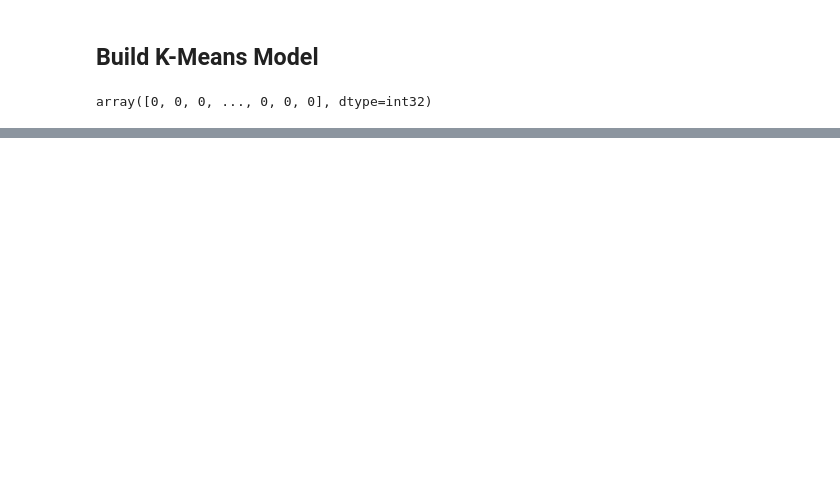
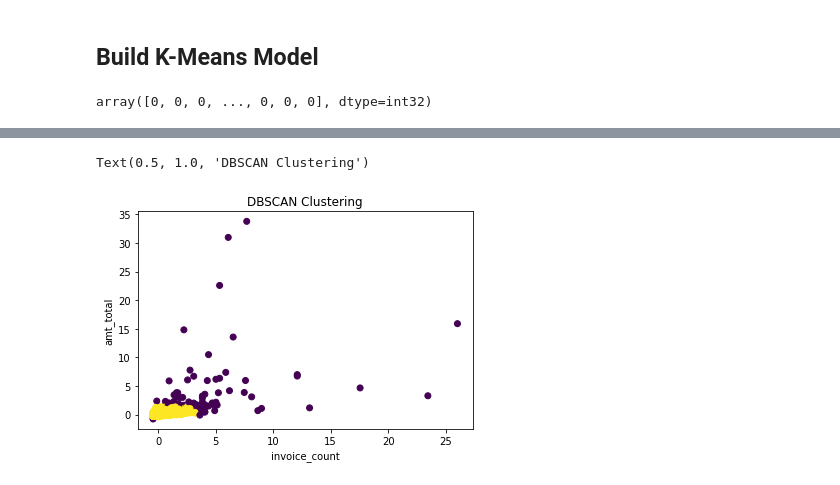
Before and after one commit to ethanpnguyen/ds4e, a Jupyter notebook: notebooks/task6.ipynb, the cells around one changed output, grey strips where cells are left out. Cells and saved outputs as stored; diff of their text form; code cells hidden in the pictures; blank space fills up the shorter version.

```diff
--- a/notebooks/task6.ipynb
+++ b/notebooks/task6.ipynb
@@ -111,0 +199,12 @@ k: 6    sil_score: 0.7771160904582106
+# %%
+# Scatterplot with hierarchical cluster
+
+import matplotlib.pyplot as plt
+
+plt.scatter(X['InvoiceNo'],X['total'],c=dbscan_labels)
+plt.xlabel('invoice_count')
+plt.ylabel('amt_total')
+plt.title('DBSCAN Clustering')
+# %% [output]
+Text(0.5, 1.0, 'DBSCAN Clustering')
+[figure, added]
```
Also changed, not shown: parts of 15 cells of this notebook.
